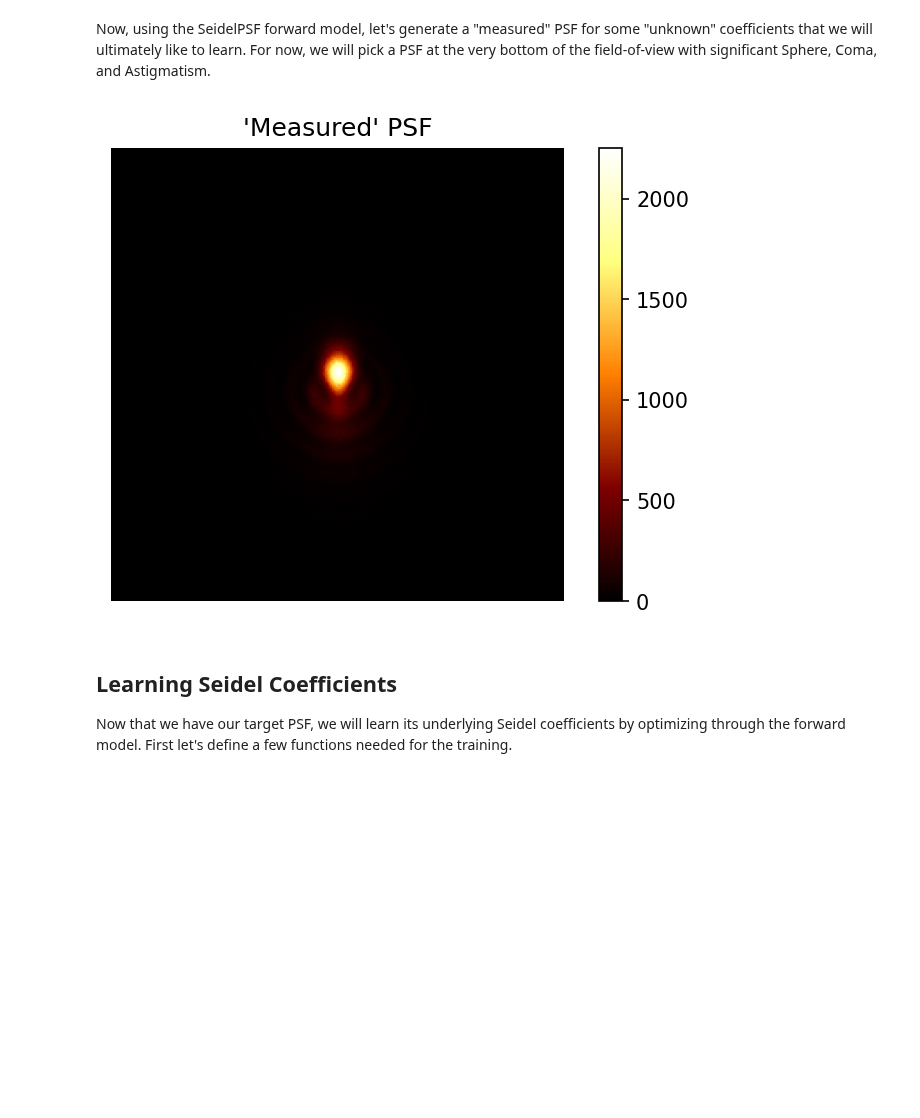
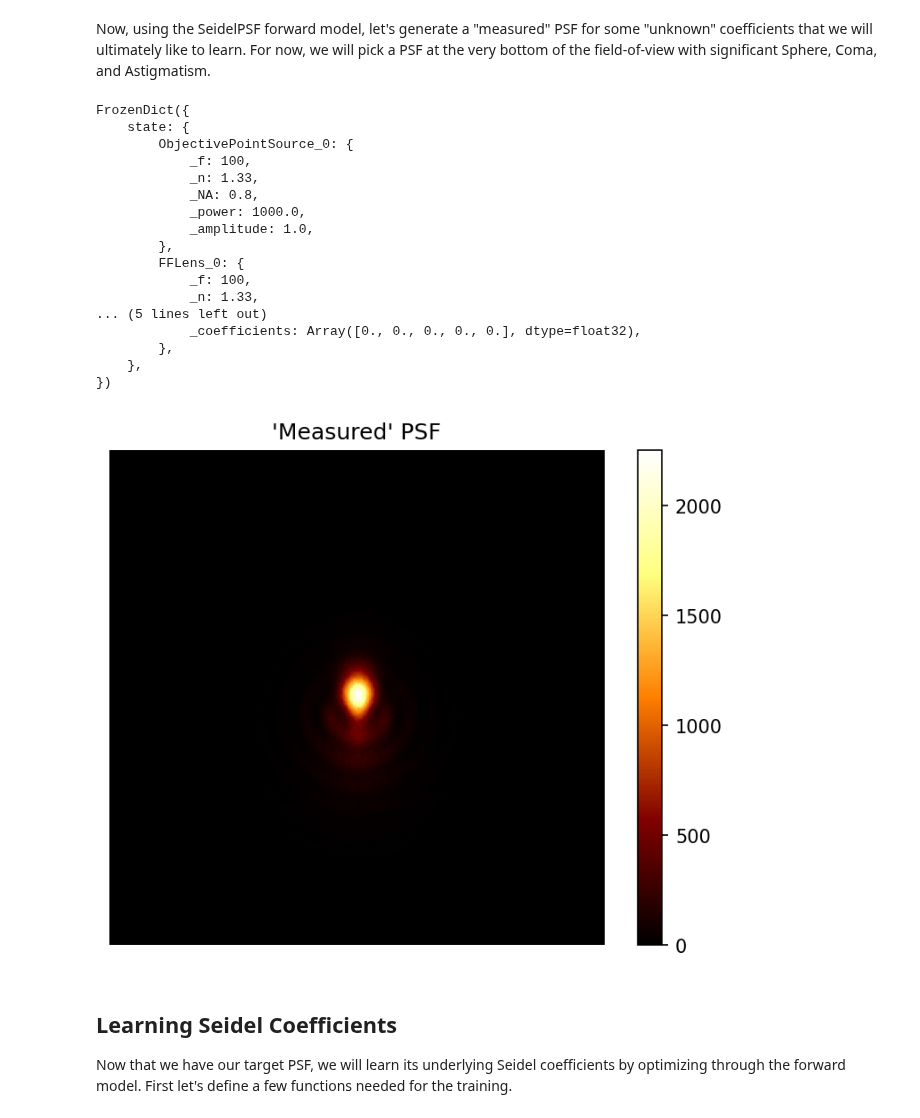
Before and after one commit to chromatix-team/chromatix, a Jupyter notebook: docs/examples/seidel_fitting.ipynb, the cells around one changed output. Saved outputs shown, nothing was run; the diff lists cells and outputs as text; code cells hidden in the pictures; blank space fills up the shorter version.

```diff
--- a/docs/examples/seidel_fitting.ipynb
+++ b/docs/examples/seidel_fitting.ipynb
@@ -83,24 +83,46 @@ Now, using the SeidelPSF forward model, let's generate a "measured" PSF for some
 # %%
 # init model
 model = SeidelPSF()
-params = model.init(key, z=0, u=0, v=0) # dummy parameters for init
+variables = model.init(key, z=0, u=0, v=0) # dummy parameters for init
+print(variables)
+
+# Split into two
+params, state = variables["params"], variables["state"]
+del variables # delete for memory
 
 # specify the "ground truth" coefficients (which will eventually try to estimate)
 coefficients_truth = jnp.array([5.,5.,5.,0,0])
-params_truth = {'params':{'SeidelAberrations_0': {'seidel_coefficients': coefficients_truth}}}
+params_truth = {'SeidelAberrations_0': {'_coefficients': coefficients_truth}}
 
 # get the corresponding "measured" PSF using the true coefficients
-psf_truth = model.apply(params_truth, z=0, u=0, v=1) # v=1 means this PSF will be near the bottom of the FoV
+psf_truth = model.apply({"params": params_truth, "state": state}, z=0, u=0, v=1) # v=1 means this PSF will be near the bottom of the FoV
 psf_truth = shot_noise(key, psf_truth.intensity) # add some noise because it is measured!
 
 plt.figure(dpi=150)
 plt.imshow(psf_truth.squeeze()[crop:-crop, crop:-crop], cmap="afmhot")
 plt.colorbar()
 plt.title("'Measured' PSF")
 plt.axis("off")
 plt.show()
 # %% [output]
+FrozenDict({
+    state: {
+        ObjectivePointSource_0: {
+            _f: 100,
+            _n: 1.33,
+            _NA: 0.8,
+            _power: 1000.0,
+            _amplitude: 1.0,
+        },
+        FFLens_0: {
+            _f: 100,
+            _n: 1.33,
+... (5 lines left out)
+            _coefficients: Array([0., 0., 0., 0., 0.], dtype=float32),
+        },
+    },
+})
-[figure, old version]
+[figure, new version]
 # %% [markdown]
 ## Learning Seidel Coefficients
 
```
Also changed, not shown: parts of 6 cells of this notebook, 5 other files.
